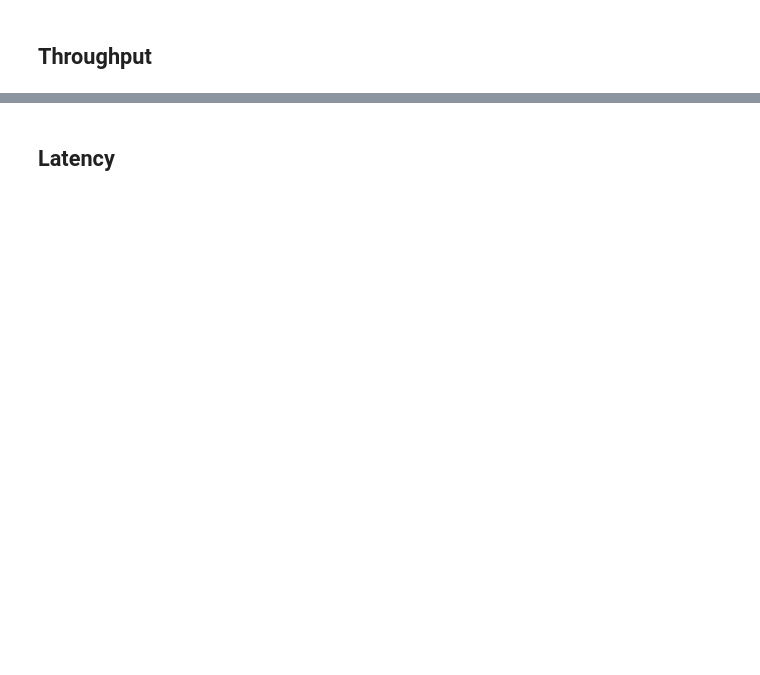
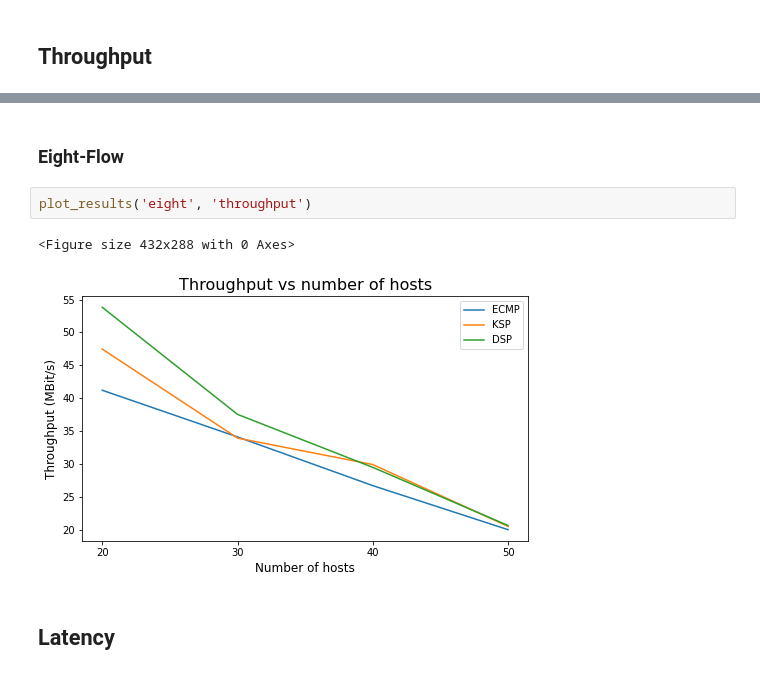
Before and after one commit to katarinamayer/jellyfish, a Jupyter notebook: jellyfish/Analysis.ipynb, the cells around one changed output, grey strips where cells are left out. Drawn from its saved outputs; the diff is of its cells as text; blank space fills up the shorter version.

```diff
--- a/jellyfish/Analysis.ipynb
+++ b/jellyfish/Analysis.ipynb
@@ -78,2 +79,9 @@ plot_metric_vs_hosts(ecmp_data, ksp_data, dsp_data, 'Throughput')
+# %% [markdown]
+### Eight-Flow
+# %%
+plot_results('eight', 'throughput')
+# %% [output]
+<Figure size 432x288 with 0 Axes>
+[figure, added]
 # %% [markdown]
 ## Latency
```
Also changed, not shown: parts of 16 cells of this notebook.
